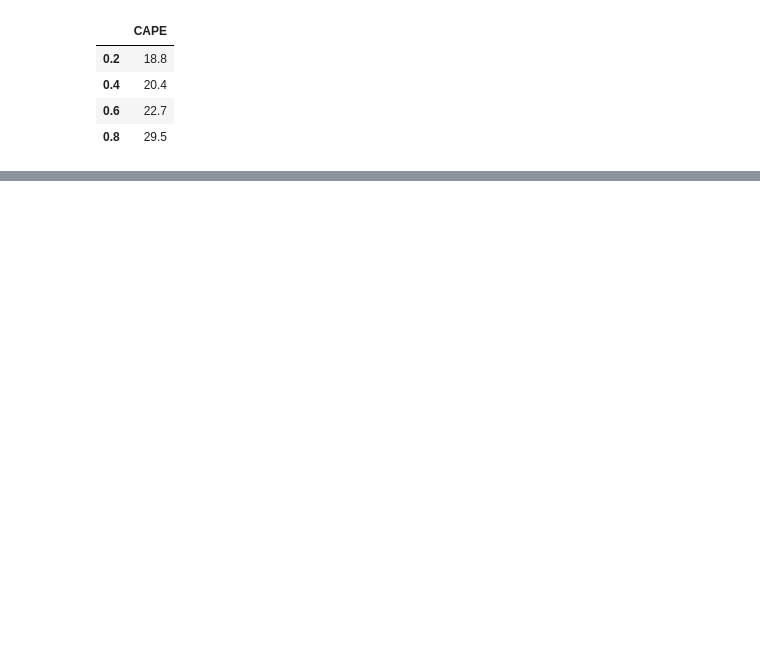
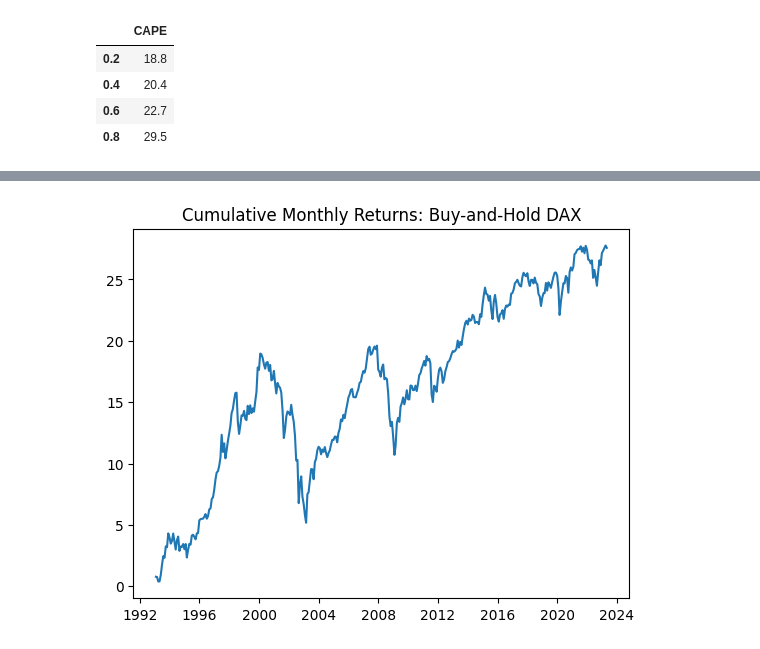
Before and after one commit to afoster28/efi-hw-mktTimingStrat, a Jupyter notebook: EFI_HW_Project_Foster.ipynb, the cells around one changed output, grey strips where cells are left out. Saved outputs shown, nothing was run; the diff lists cells and outputs as text; code cells hidden in the pictures; blank space fills up the shorter version.

```diff
--- a/EFI_HW_Project_Foster.ipynb
+++ b/EFI_HW_Project_Foster.ipynb
@@ -472,0 +574,10 @@ Notes:
+# %%
+return_1m_log = data_bounded_ger_inv['Return_1m_Log'].tolist()
+return_1m_log_cum_i = 0
+return_1m_log_cum = [(return_1m_log_cum_i:=return_1m_log_cum_i + v) for v in return_1m_log]
+# %%
+plt.plot(date_range, return_1m_log_cum)
+plt.title('Cumulative Monthly Returns: Buy-and-Hold DAX')
+plt.show()
+# %% [output]
+[figure, added]
```
Also changed, not shown: parts of 64 cells of this notebook, 26 other files.
